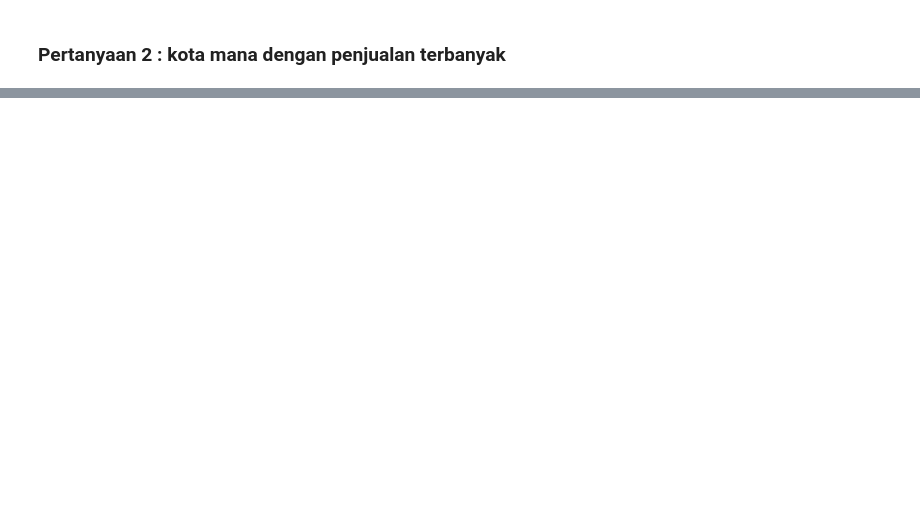
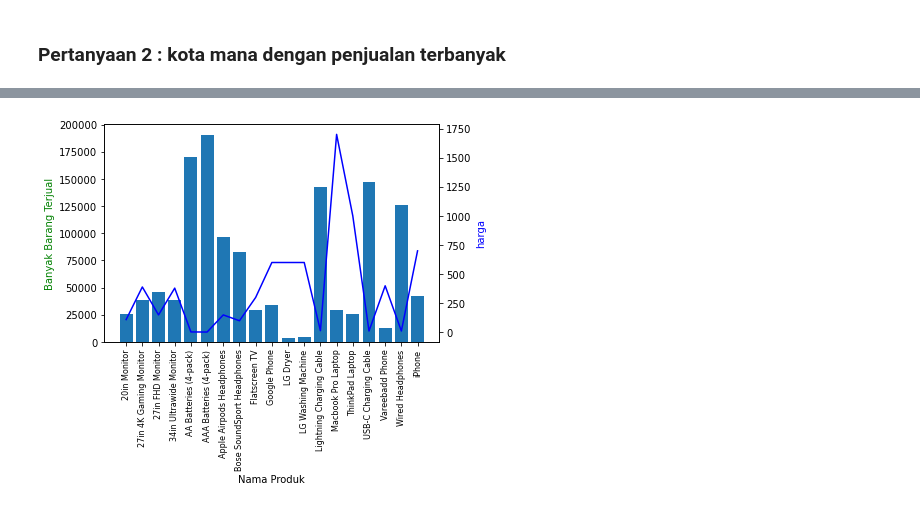
Before and after one commit to yazidsupriadi/belajar-python, a Jupyter notebook: panda2.ipynb, the cells around one changed output, grey strips where cells are left out. Saved outputs shown, nothing was run; the diff lists cells and outputs as text; code cells hidden in the pictures; blank space fills up the shorter version.

```diff
--- a/panda2.ipynb
+++ b/panda2.ipynb
@@ -251,0 +247,13 @@ for key,value in count.most_common(10):
+# %%
+price = data.groupby('Product').mean()['Price Each']
+flg,ax1 = plt.subplots()
+ax2 = ax1.twinx()
+ax1.bar(products,banyak_barang_terjual)
+ax2.plot(products,price,'b-')
+ax1.set_xlabel('Nama Produk')
+ax1.set_ylabel('Banyak Barang Terjual',color = 'g')
+ax2.set_ylabel('harga',color = 'b')
+ax1.set_xticklabels(products,rotation = 'vertical',size = 8)
+plt.show()
+# %% [output]
+[figure, added]
```
Also changed, not shown: parts of 15 cells of this notebook, 21 other files.
